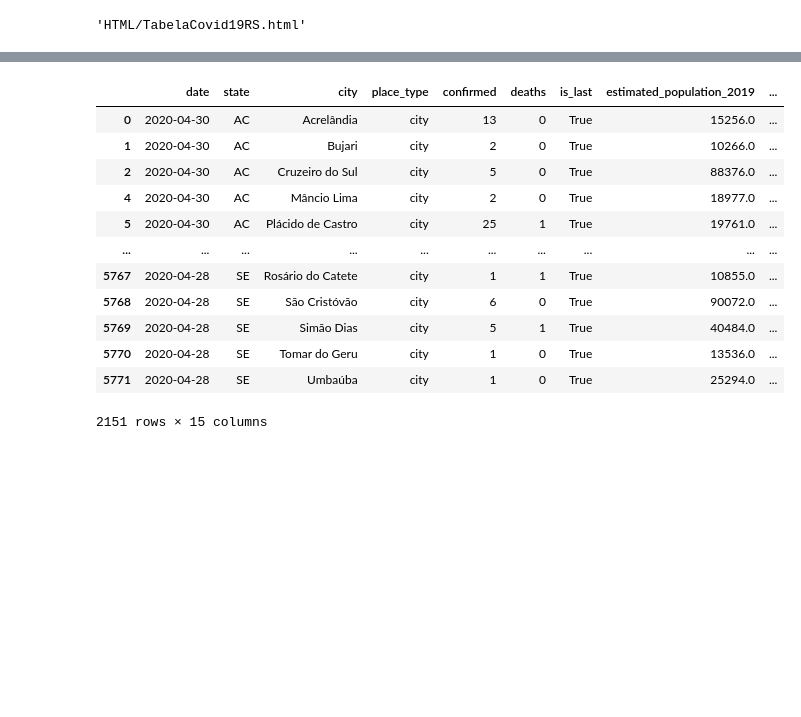
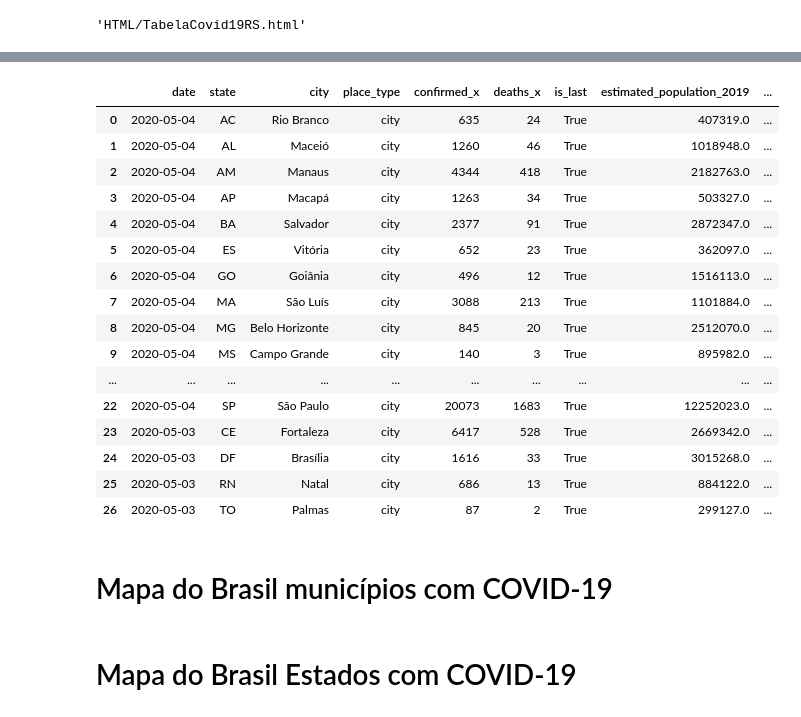
Before and after one commit to JonerMello/COVID19, a Jupyter notebook: COVID_19_Brasil.ipynb, the cells around one changed output, grey strips where cells are left out. Saved outputs shown, nothing was run; the diff lists cells and outputs as text; code cells hidden in the pictures; blank space fills up the shorter version.

Commit message:
Atualização 05/04 Municípios

```diff
--- a/COVID_19_Brasil.ipynb
+++ b/COVID_19_Brasil.ipynb
@@ -377,36 +374,42 @@ fig.show()
 # %%
 import codecs
 br_estados = 'DB/br_states.json'
 geo_json_estados = json.load(codecs.open(br_estados, 'r', 'utf-8'))
 br_municipios= 'DB/br_states2.json'
 geo_json_municipios = json.load(codecs.open(br_municipios, 'r', 'cp1252'))
 covid_cidades= cidades.copy()
 covid_estados= estados_brasil.copy()
 df_bsb =covid_cidades[( covid_cidades.city.notnull()) & (covid_cidades.place_type =='city') ]
 #df_estados =covid_estados[( covid_estados.city.notnull()) & (covid_estados.place_type =='city')& (covid_estados.state =='RS') ]
 teste = cidades[['state','confirmed','deaths','death_rate']].groupby(cidades['state']).sum()
 df_estados = estados_brasil.drop(['capital'], axis=1 ).merge(teste, on='state')
 
 
 #cidades_captais= cidades[cidades.capital==1][['state','latitude','longitude','confirmed']]
 #df_estados = estados_brasil.drop(['latitude','longitude', 'capital'], axis=1 ).merge(cidades_captais, on='state')
-df_bsb
+df_estados
 # %% [output]
-|  | date | state | city | place_type | confirmed | deaths | is_last | estimated_population_2019 | ... |
-| 0 | 2020-04-30 | AC | Acrelândia | city | 13 | 0 | True | 15256.0 | ... |
-| 1 | 2020-04-30 | AC | Bujari | city | 2 | 0 | True | 10266.0 | ... |
-| 2 | 2020-04-30 | AC | Cruzeiro do Sul | city | 5 | 0 | True | 88376.0 | ... |
-| 4 | 2020-04-30 | AC | Mâncio Lima | city | 2 | 0 | True | 18977.0 | ... |
-| 5 | 2020-04-30 | AC | Plácido de Castro | city | 25 | 1 | True | 19761.0 | ... |
+|  | date | state | city | place_type | confirmed_x | deaths_x | is_last | estimated_population_2019 | ... |
+| 0 | 2020-05-04 | AC | Rio Branco | city | 635 | 24 | True | 407319.0 | ... |
+| 1 | 2020-05-04 | AL | Maceió | city | 1260 | 46 | True | 1018948.0 | ... |
+| 2 | 2020-05-04 | AM | Manaus | city | 4344 | 418 | True | 2182763.0 | ... |
+| 3 | 2020-05-04 | AP | Macapá | city | 1263 | 34 | True | 503327.0 | ... |
+| 4 | 2020-05-04 | BA | Salvador | city | 2377 | 91 | True | 2872347.0 | ... |
+| 5 | 2020-05-04 | ES | Vitória | city | 652 | 23 | True | 362097.0 | ... |
+| 6 | 2020-05-04 | GO | Goiânia | city | 496 | 12 | True | 1516113.0 | ... |
+| 7 | 2020-05-04 | MA | São Luís | city | 3088 | 213 | True | 1101884.0 | ... |
+| 8 | 2020-05-04 | MG | Belo Horizonte | city | 845 | 20 | True | 2512070.0 | ... |
+| 9 | 2020-05-04 | MS | Campo Grande | city | 140 | 3 | True | 895982.0 | ... |
 | ... | ... | ... | ... | ... | ... | ... | ... | ... | ... |
-| 5767 | 2020-04-28 | SE | Rosário do Catete | city | 1 | 1 | True | 10855.0 | ... |
-| 5768 | 2020-04-28 | SE | São Cristóvão | city | 6 | 0 | True | 90072.0 | ... |
-| 5769 | 2020-04-28 | SE | Simão Dias | city | 5 | 1 | True | 40484.0 | ... |
-| 5770 | 2020-04-28 | SE | Tomar do Geru | city | 1 | 0 | True | 13536.0 | ... |
-| 5771 | 2020-04-28 | SE | Umbaúba | city | 1 | 0 | True | 25294.0 | ... |
+| 22 | 2020-05-04 | SP | São Paulo | city | 20073 | 1683 | True | 12252023.0 | ... |
+| 23 | 2020-05-03 | CE | Fortaleza | city | 6417 | 528 | True | 2669342.0 | ... |
+| 24 | 2020-05-03 | DF | Brasília | city | 1616 | 33 | True | 3015268.0 | ... |
+| 25 | 2020-05-03 | RN | Natal | city | 686 | 13 | True | 884122.0 | ... |
+| 26 | 2020-05-03 | TO | Palmas | city | 87 | 2 | True | 299127.0 | ... |
-2151 rows × 15 columns
 # %%
 from folium.plugins import MarkerCluster
+# %% [markdown]
+# Mapa do Brasil municípios com COVID-19
 # %%
 
 #icon_path = 'IMG/icon.png'
@@ -702,0 +633,2 @@ brasil.save('HTML/MapaBrasilEstadosCovid19.html')
+# %% [markdown]
+# Mapa do Brasil Estados com COVID-19
```
Also changed, not shown: parts of 18 cells of this notebook, 6 other files.
